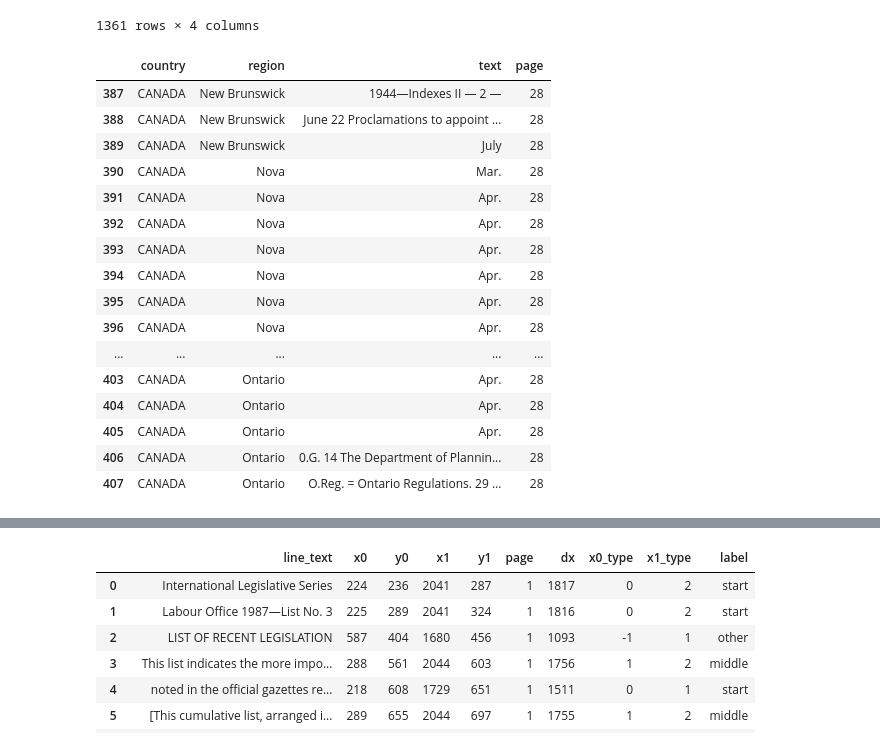
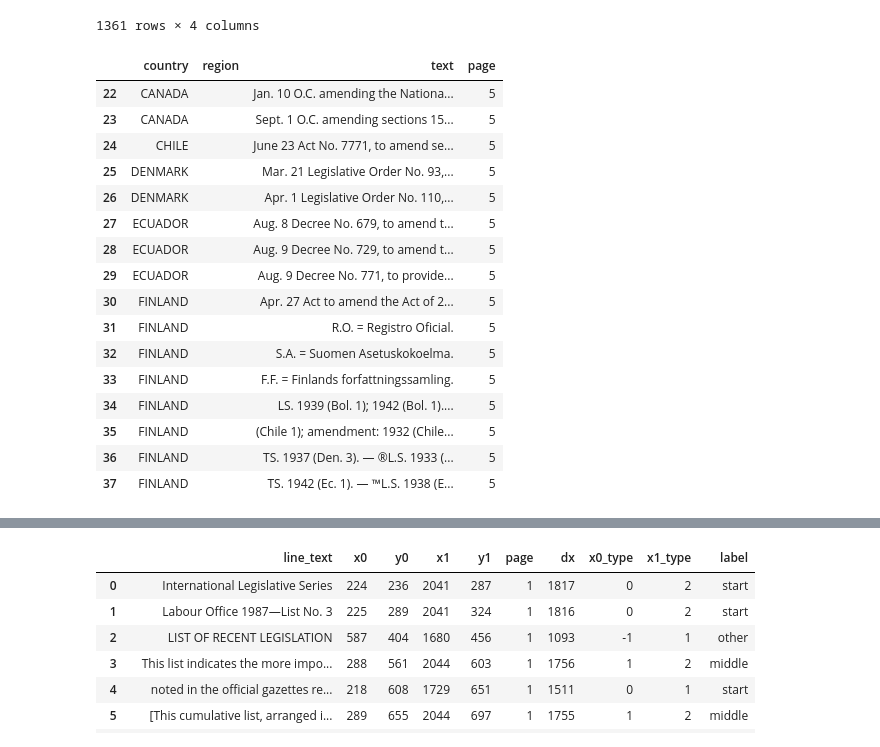
Before and after one commit to jeusa/indexex, a Jupyter notebook: code/index_extraction.ipynb, the cells around one changed output, grey strips where cells are left out. Saved outputs shown, nothing was run; the diff lists cells and outputs as text; code cells hidden in the pictures.

```diff
--- a/code/index_extraction.ipynb
+++ b/code/index_extraction.ipynb
@@ -117,25 +84,25 @@ rec_df
 | 1360 | YUGOSLAVIA | Croatia | | LS. 1940 (Ven. 1). | 82 |
 1361 rows × 4 columns
 # %%
-rec_df.loc[rec_df["page"]==28]
+rec_df.loc[rec_df["page"]==5]
 # %% [output]
 |  | country | region | text | page |
-| 387 | CANADA | New Brunswick | 1944—Indexes II — 2 — | 28 |
-| 388 | CANADA | New Brunswick | June 22 Proclamations to appoint ... | 28 |
-| 389 | CANADA | New Brunswick | July | 28 |
-| 390 | CANADA | Nova | Mar. | 28 |
-| 391 | CANADA | Nova | Apr. | 28 |
-| 392 | CANADA | Nova | Apr. | 28 |
-| 393 | CANADA | Nova | Apr. | 28 |
-| 394 | CANADA | Nova | Apr. | 28 |
-| 395 | CANADA | Nova | Apr. | 28 |
-| 396 | CANADA | Nova | Apr. | 28 |
-| ... | ... | ... | ... | ... |
-| 403 | CANADA | Ontario | Apr. | 28 |
-| 404 | CANADA | Ontario | Apr. | 28 |
-| 405 | CANADA | Ontario | Apr. | 28 |
-| 406 | CANADA | Ontario | 0.G. 14 The Department of Plannin... | 28 |
-| 407 | CANADA | Ontario | O.Reg. = Ontario Regulations. 29 ... | 28 |
+| 22 | CANADA |  | Jan. 10 O.C. amending the Nationa... | 5 |
+| 23 | CANADA |  | Sept. 1 O.C. amending sections 15... | 5 |
+| 24 | CHILE |  | June 23 Act No. 7771, to amend se... | 5 |
+| 25 | DENMARK |  | Mar. 21 Legislative Order No. 93,... | 5 |
+| 26 | DENMARK |  | Apr. 1 Legislative Order No. 110,... | 5 |
+| 27 | ECUADOR |  | Aug. 8 Decree No. 679, to amend t... | 5 |
+| 28 | ECUADOR |  | Aug. 9 Decree No. 729, to amend t... | 5 |
+| 29 | ECUADOR |  | Aug. 9 Decree No. 771, to provide... | 5 |
+| 30 | FINLAND |  | Apr. 27 Act to amend the Act of 2... | 5 |
+| 31 | FINLAND |  | R.O. = Registro Oficial. | 5 |
+| 32 | FINLAND |  | S.A. = Suomen Asetuskokoelma. | 5 |
+| 33 | FINLAND |  | F.F. = Finlands forfattningssamling. | 5 |
+| 34 | FINLAND |  | LS. 1939 (Bol. 1); 1942 (Bol. 1).... | 5 |
+| 35 | FINLAND |  | (Chile 1); amendment: 1932 (Chile... | 5 |
+| 36 | FINLAND |  | TS. 1937 (Den. 3). — ®L.S. 1933 (... | 5 |
+| 37 | FINLAND |  | TS. 1942 (Ec. 1). — ™L.S. 1938 (E... | 5 |
 # %%
 df = label.assign_types(lines_df, bins_x0, bins_x1, x0_n)
 df = label.assign_labels(df, x0_n)
```
Also changed, not shown: parts of 18 cells of this notebook, 1 other file.
